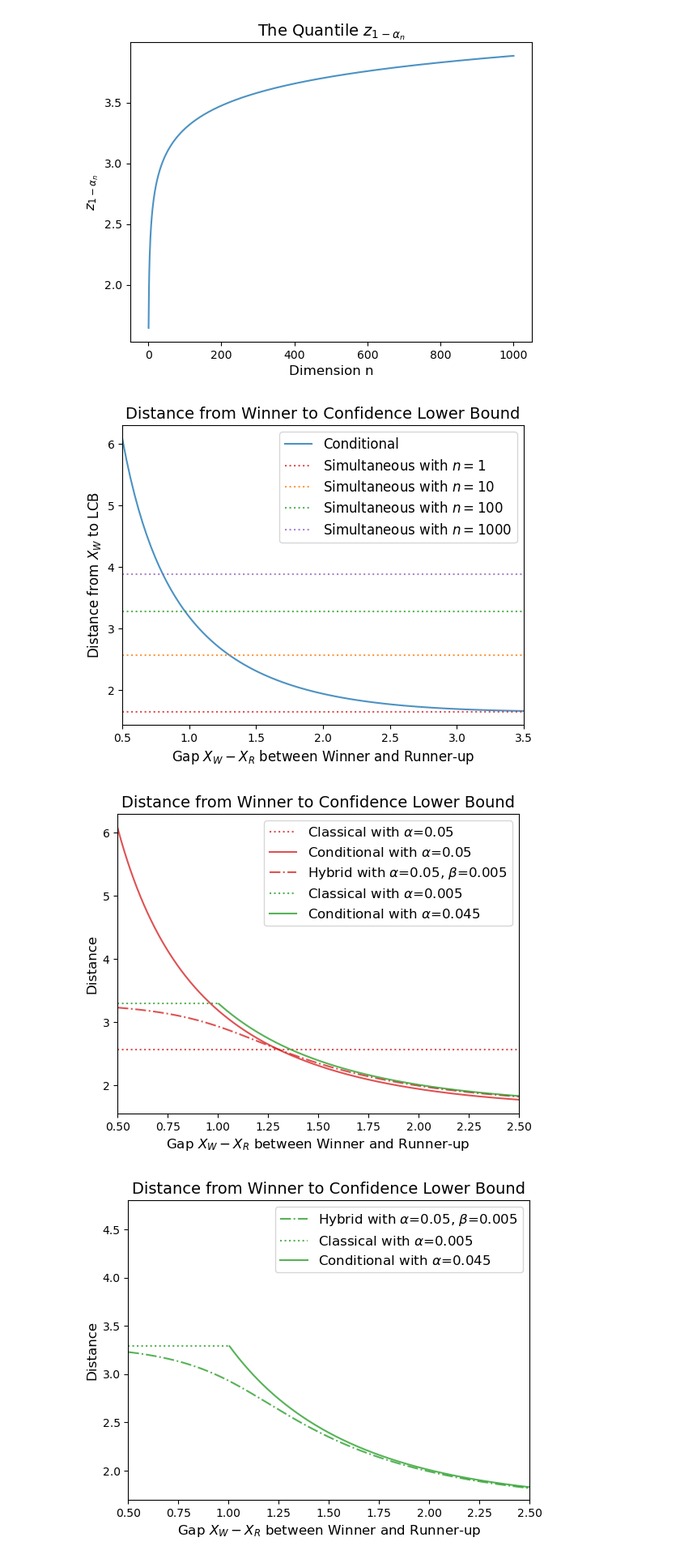
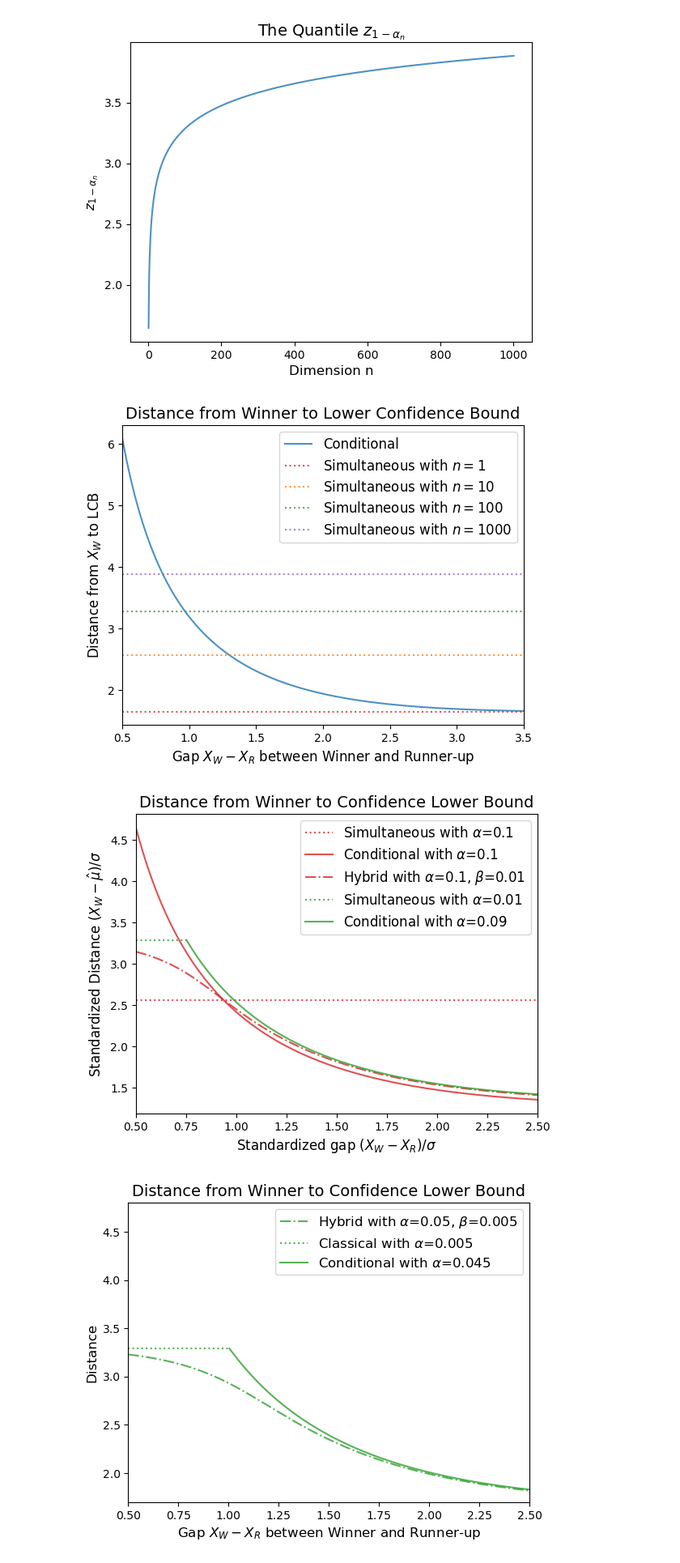
Before and after one commit to AnavSood/seldom, a Jupyter notebook: plots.ipynb, the cells around one changed output. Shown at 81% size. Drawn from its saved outputs; the diff is of its cells as text; code cells hidden in the pictures.

```diff
--- a/plots.ipynb
+++ b/plots.ipynb
@@ -109,7 +109,7 @@ plt.axhline(y=norm.ppf( (1-alpha) ** (1/10) ) , color='tab:orange', linestyle='d
 plt.axhline(y=norm.ppf( (1-alpha) ** (1/100) ), color='tab:green', linestyle='dotted', label='Simultaneous with $n=100$', alpha=alpha_)
 plt.axhline(y=norm.ppf( (1-alpha) ** (1/1000) ), color='tab:purple', linestyle='dotted', label='Simultaneous with $n=1000$', alpha=alpha_)
 
-plt.title("Distance from Winner to Confidence Lower Bound", fontsize=14)
+plt.title("Distance from Winner to Lower Confidence Bound", fontsize=14)
 plt.xlabel("Gap $X_{W} - X_{R}$ between Winner and Runner-up", fontsize=12)
 plt.ylabel("Distance from $X_{W}$ to LCB", fontsize=12)
 plt.xlim([x_low, x_hi ])
@@ -117,12 +117,12 @@ plt.xlim([x_low, x_hi ])
 plt.legend(fontsize=12)
 
 plt.grid(False)
-plt.savefig("fig/cond_dist_to_winner.pdf", bbox_inches='tight', pad_inches=0)
+plt.savefig(f"fig/cond_dist_to_winner.pdf", bbox_inches='tight', pad_inches=0)
 # %% [output]
-[figure, old version]
+[figure, new version]
 # %%
-n = 10
-alpha = 0.05
+n = 20
+alpha = 0.1
 beta = alpha/10
 alpha_ = 0.8
 x_low = 0.5
@@ -133,40 +133,40 @@ x = np.linspace(x_low, x_hi, 1000)
 plt.figure()
 
 # Classical level alpha
 
-plt.axhline(y=norm.ppf( (1-alpha) ** (1/n) ) , color='tab:red', linestyle='dotted', label=f'Classical with $\\alpha$={alpha}', alpha=alpha_)
+plt.axhline(y=norm.ppf( (1-alpha) ** (1/n) ) , color='tab:red', linestyle='dotted', label=f'Simultaneous with $\\alpha$={alpha}', alpha=alpha_)
 
 
 # Conditional level alpha
 plt.plot(x, np.array([cond_CI_dist(gap, alpha=alpha) for gap in x]), color='tab:red', label=f'Conditional with $\\alpha$={alpha}', alpha=alpha_)
 
 # Hybrid level alpha, beta
-plt.plot(x, np.array([hybrid_CI_dist(gap, n, alpha=alpha) for gap in x]) , color='tab:red', linestyle='-.', label=f'Hybrid with $\\alpha$={alpha}, $\\beta$={beta}' , alpha=alpha_)
+plt.plot(x, np.array([hybrid_CI_dist(gap, n, alpha=alpha, beta=beta) for gap in x]) , color='tab:red', linestyle='-.', label=f'Hybrid with $\\alpha$={alpha}, $\\beta$={beta}' , alpha=alpha_)
 
 cond_split = [cond_CI_dist(gap, alpha=alpha-beta) for gap in x]
 for i in range(len(cond_split)):
     if cond_split[i] < norm.ppf( (1-beta) ** (1/n) ):
         break
 
 # Classical level beta
-plt.plot([x_low, x[i]], [norm.ppf( (1-beta) ** (1/n) ), norm.ppf( (1-beta) ** (1/n) )], color='tab:green', linestyle='dotted', label=f'Classical with $\\alpha$={beta}', alpha=alpha_)
+plt.plot([x_low, x[i]], [norm.ppf( (1-beta) ** (1/n) ), norm.ppf( (1-beta) ** (1/n) )], color='tab:green', linestyle='dotted', label=f'Simultaneous with $\\alpha$={beta}', alpha=alpha_)
 
 
 ## Conditional level alpha - beta
 plt.plot(x[i:], cond_split[i:], color = 'tab:green', label=f'Conditional with $\\alpha$={np.round(alpha-beta, 3)}', alpha=alpha_)
 
 plt.title("Distance from Winner to Confidence Lower Bound", fontsize=14)
-plt.xlabel("Gap $X_{W} - X_{R}$ between Winner and Runner-up", fontsize=12)
-plt.ylabel("Distance", fontsize=12)
+plt.xlabel("Standardized gap $(X_{W} - X_{R})/\sigma$", fontsize=12)
+plt.ylabel("Standardized Distance $(X_{W} - \hat{\mu})/\sigma$ ", fontsize=12)
 plt.xlim([x_low, x_hi ])
 
 plt.legend(fontsize=12)
 
 plt.grid(False)
 
-plt.savefig("fig/hyb_dist_to_winner.pdf", bbox_inches='tight', pad_inches=0)
+plt.savefig(f"fig/hyb_dist_to_winner.pdf", bbox_inches='tight', pad_inches=0)
 # %% [output]
-[figure, old version]
+[figure, new version]
 # %%
 n = 10
 alpha = 0.05
```
Also changed, not shown: parts of 17 cells of this notebook, 15 other files.
